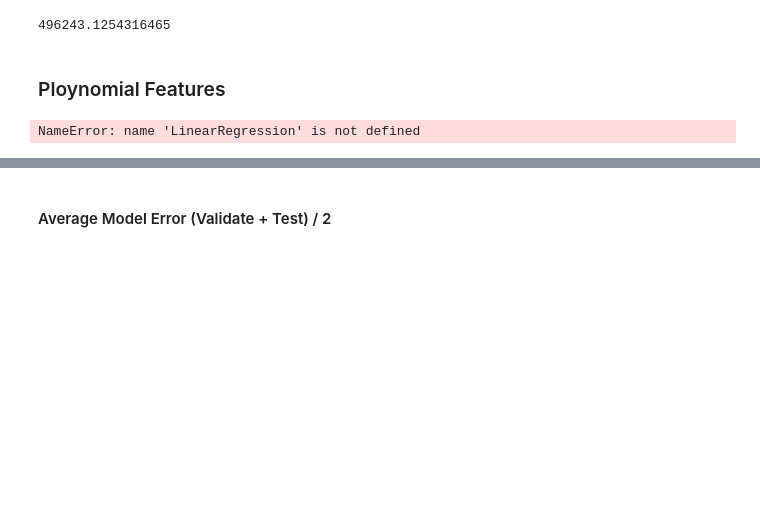
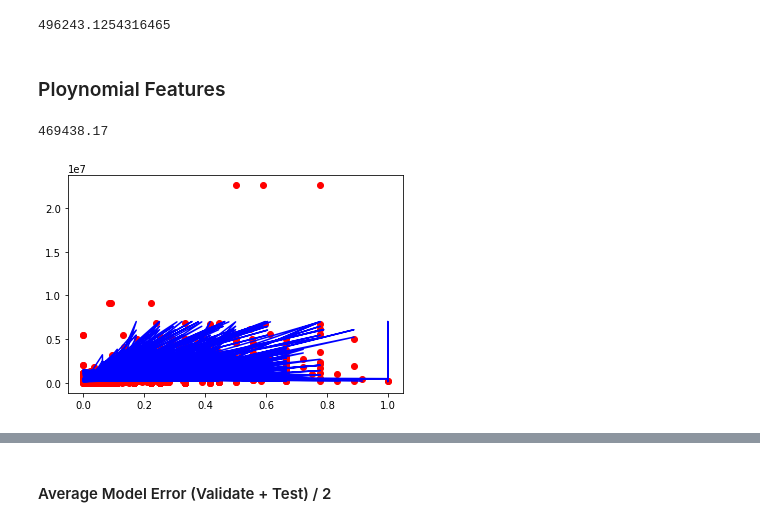
Before and after one commit to CY-Data-Services/zillow_regression_project, a Jupyter notebook: Zillow Regression Project/corey_notebook.ipynb, the cells around one changed output, grey strips where cells are left out. Saved outputs shown, nothing was run; the diff lists cells and outputs as text; code cells hidden in the pictures; blank space fills up the shorter version.

```diff
--- a/Zillow Regression Project/corey_notebook.ipynb
+++ b/Zillow Regression Project/corey_notebook.ipynb
@@ -459,12 +418,28 @@ lars_rmse_test
 ### Ploynomial Features
 # %%
 # Feed new features in to linear model.
-lm_squared = LinearRegression()
+lm_squared = LinearRegression(normalize=True)
 lm_squared.fit(X_test_squared, y_test)
 # Make predictions
-lm_squared_pred_t = lm_squared.predict(X_test_scaled)
+lm_squared_pred_t1 = lm_squared.predict(X_test_squared)
 # Compute root mean squared error
-lm_squared_rmse_t = mean_squared_error(y_test, lm_squared_pred_t)**(1/2)
-lm_squared_rmse_t
+lm_squared_rmse_t1 = round(mean_squared_error(y_test, lm_squared_pred_t1)**(1/2),2)
+lm_squared_rmse_t1
 # %% [output]
-NameError: name 'LinearRegression' is not defined
+469438.17
+# %%
+# Visualize Model
+
+plt.scatter(X_test_scaled.bedroomcnt, y_test, color='red')
+plt.scatter(X_test_scaled.bathroomcnt, y_test, color='red')
+plt.scatter(X_test_scaled.calculatedfinishedsquarefeet, y_test, color='red')
+
+plt.plot(X_test_squared, lm_squared.predict(X_test_squared), color ='blue' )
+plt.show()
+
+# plt.title("Truth or Bluff (Linear Regression Model)")
+# plt.xlabel('Position Level')
+# plt.ylabel('Salary')
+# plt.show()
+# %% [output]
+[figure, added]
```
Also changed, not shown: parts of 13 cells of this notebook.
